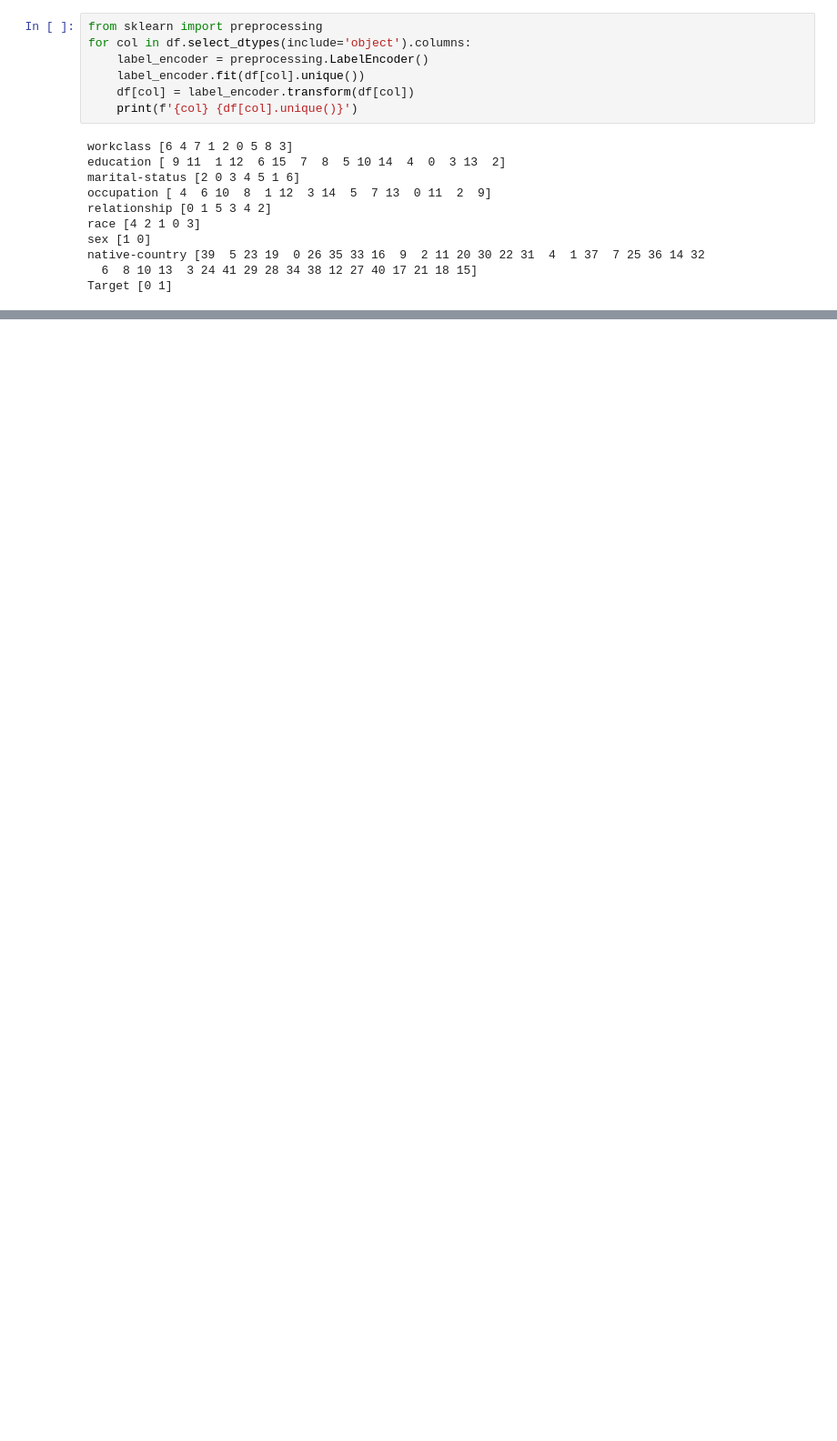
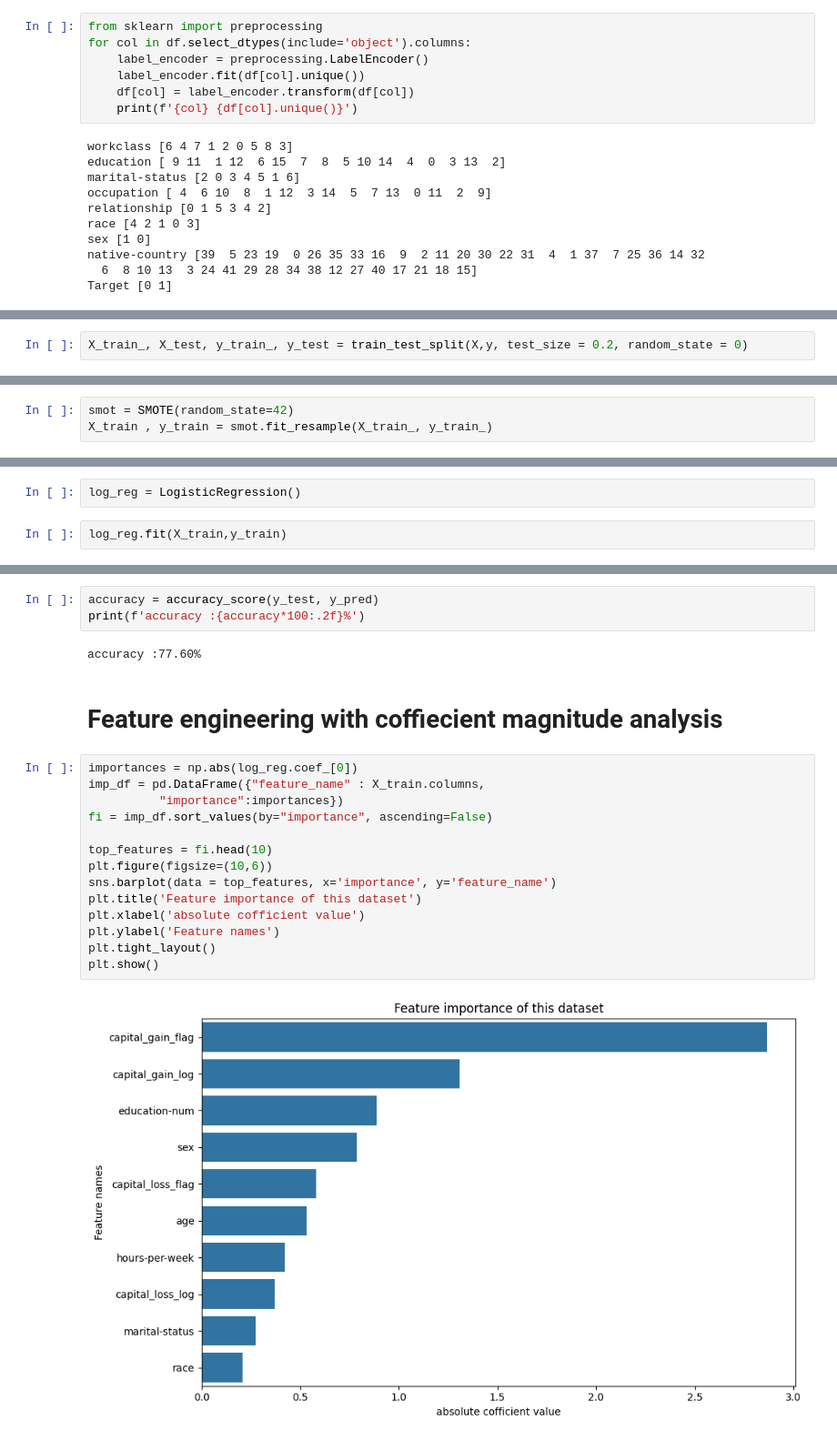
Before and after one commit to Abdul675/Project, a Jupyter notebook: income_prediction.ipynb, the cells around one changed output, grey strips where cells are left out. Shown at 91% size. Drawn from its saved outputs; the diff is of its cells as text; blank space fills up the shorter version.

```diff
--- a/income_prediction.ipynb
+++ b/income_prediction.ipynb
@@ -328,0 +432,2 @@ sns.heatmap(df.corr(),fmt='.1g',annot=True)
+# %%
+X_train_, X_test, y_train_, y_test = train_test_split(X,y, test_size = 0.2, random_state = 0)
@@ -328,0 +443,3 @@ sns.heatmap(df.corr(),fmt='.1g',annot=True)
+# %%
+smot = SMOTE(random_state=42)
+X_train , y_train = smot.fit_resample(X_train_, y_train_)
@@ -328,0 +453,4 @@ sns.heatmap(df.corr(),fmt='.1g',annot=True)
+# %%
+log_reg = LogisticRegression()
+# %%
+log_reg.fit(X_train,y_train)
@@ -328,0 +470,23 @@ sns.heatmap(df.corr(),fmt='.1g',annot=True)
+# %%
+accuracy = accuracy_score(y_test, y_pred)
+print(f'accuracy :{accuracy*100:.2f}%')
+# %% [output]
+accuracy :77.60%
+# %% [markdown]
+# Feature engineering with coffiecient magnitude analysis
+# %%
+importances = np.abs(log_reg.coef_[0])
+imp_df = pd.DataFrame({"feature_name" : X_train.columns,
+          "importance":importances})
+fi = imp_df.sort_values(by="importance", ascending=False)
+
+top_features = fi.head(10)
+plt.figure(figsize=(10,6))
+sns.barplot(data = top_features, x='importance', y='feature_name')
+plt.title('Feature importance of this dataset')
+plt.xlabel('absolute cofficient value')
+plt.ylabel('Feature names')
+plt.tight_layout()
+plt.show()
+# %% [output]
+[figure, added]
```
Also changed, not shown: parts of 53 cells of this notebook.
